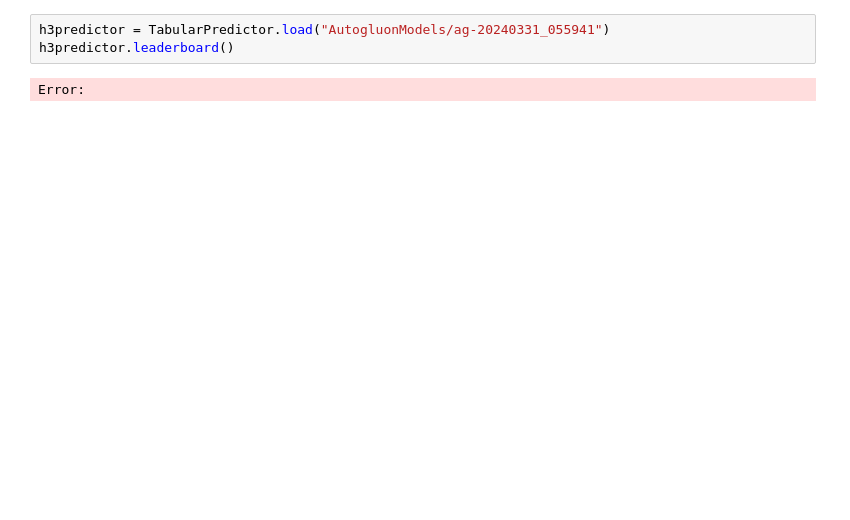
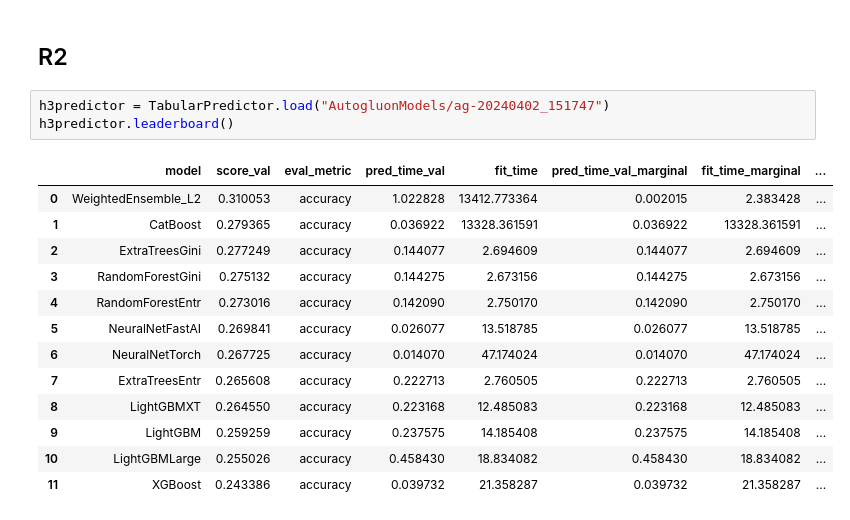
Before and after one commit to arbezy/effect-of-trans-proto-on-wfp, a Jupyter notebook: websitefingerprinting/automl_analysis.ipynb, the cells around one changed output. Drawn from its saved outputs; the diff is of its cells as text; blank space fills up the shorter version.

```diff
--- a/websitefingerprinting/automl_analysis.ipynb
+++ b/websitefingerprinting/automl_analysis.ipynb
@@ -17,5 +39,19 @@ Error:
+# %% [markdown]
+## R2
 # %%
-h3predictor = TabularPredictor.load("AutogluonModels/ag-20240331_055941")
+h3predictor = TabularPredictor.load("AutogluonModels/ag-20240402_151747")
 h3predictor.leaderboard()
 # %% [output]
-Error:
+|  | model | score_val | eval_metric | pred_time_val | fit_time | pred_time_val_marginal | fit_time_marginal | ... |
+| 0 | WeightedEnsemble_L2 | 0.310053 | accuracy | 1.022828 | 13412.773364 | 0.002015 | 2.383428 | ... |
+| 1 | CatBoost | 0.279365 | accuracy | 0.036922 | 13328.361591 | 0.036922 | 13328.361591 | ... |
+| 2 | ExtraTreesGini | 0.277249 | accuracy | 0.144077 | 2.694609 | 0.144077 | 2.694609 | ... |
+| 3 | RandomForestGini | 0.275132 | accuracy | 0.144275 | 2.673156 | 0.144275 | 2.673156 | ... |
+| 4 | RandomForestEntr | 0.273016 | accuracy | 0.142090 | 2.750170 | 0.142090 | 2.750170 | ... |
+| 5 | NeuralNetFastAI | 0.269841 | accuracy | 0.026077 | 13.518785 | 0.026077 | 13.518785 | ... |
+| 6 | NeuralNetTorch | 0.267725 | accuracy | 0.014070 | 47.174024 | 0.014070 | 47.174024 | ... |
+| 7 | ExtraTreesEntr | 0.265608 | accuracy | 0.222713 | 2.760505 | 0.222713 | 2.760505 | ... |
+| 8 | LightGBMXT | 0.264550 | accuracy | 0.223168 | 12.485083 | 0.223168 | 12.485083 | ... |
+| 9 | LightGBM | 0.259259 | accuracy | 0.237575 | 14.185408 | 0.237575 | 14.185408 | ... |
+| 10 | LightGBMLarge | 0.255026 | accuracy | 0.458430 | 18.834082 | 0.458430 | 18.834082 | ... |
+| 11 | XGBoost | 0.243386 | accuracy | 0.039732 | 21.358287 | 0.039732 | 21.358287 | ... |
```
Also changed, not shown: parts of 14 cells of this notebook, 3 other files.
